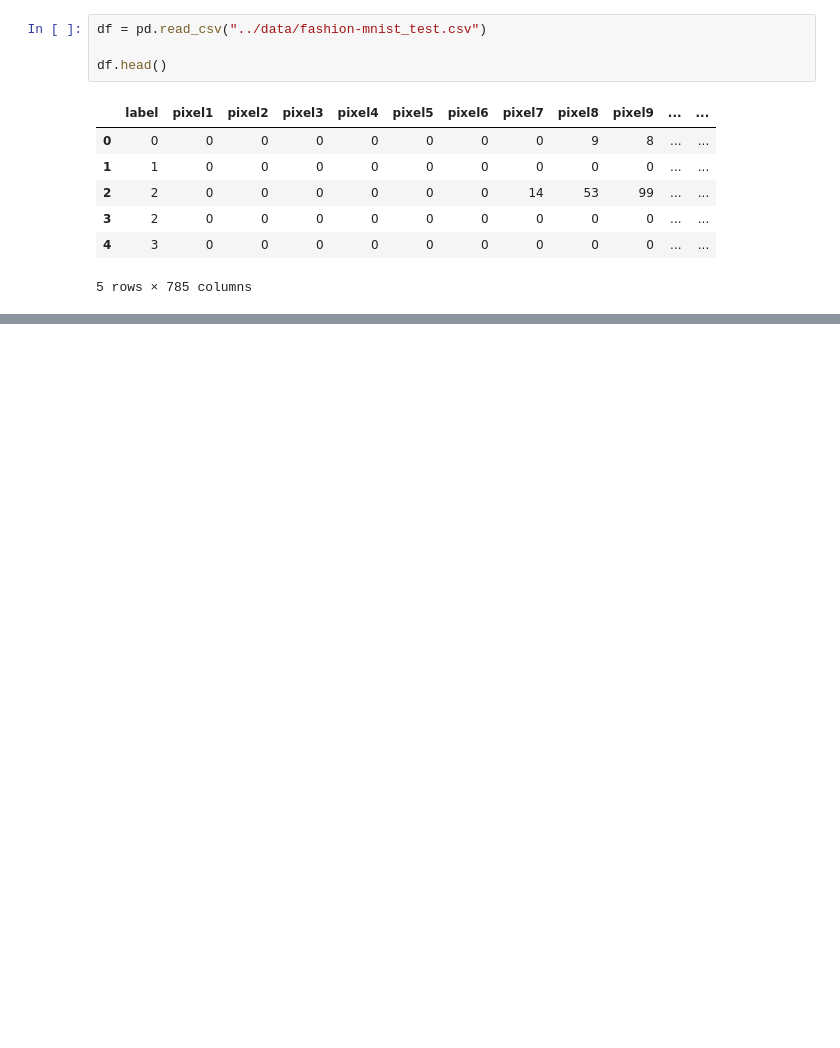
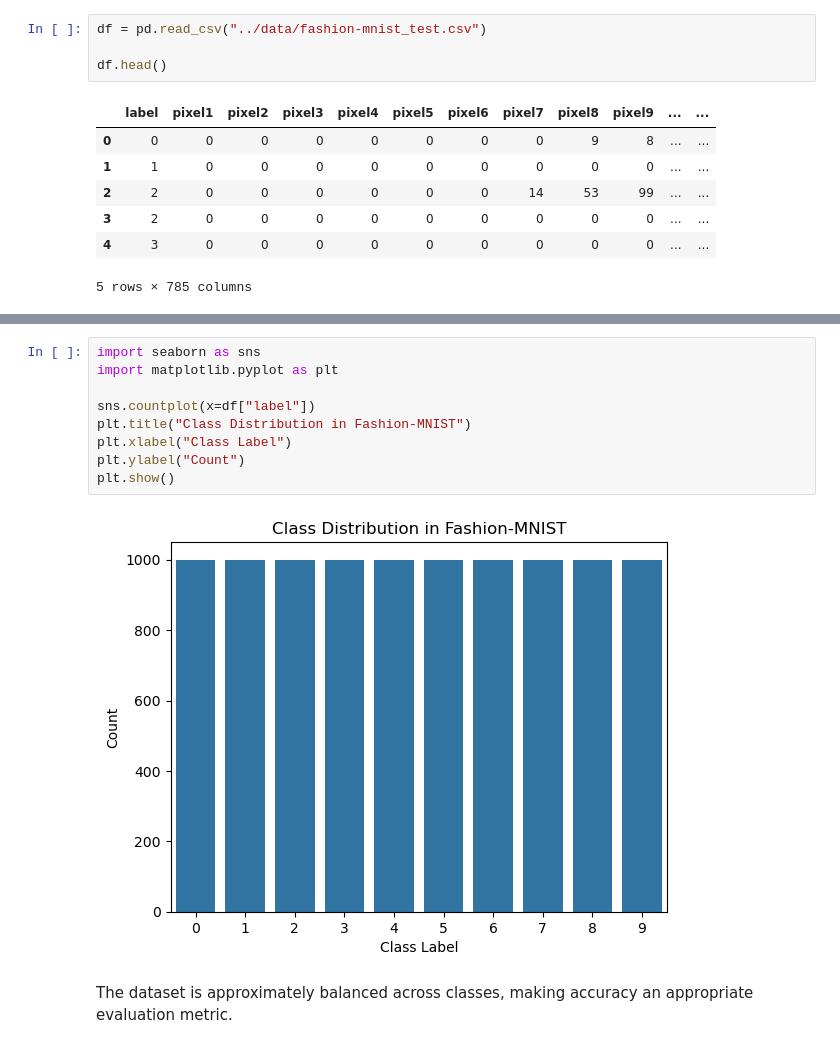
Before and after one commit to up2060795/UP2060795-Coursework-2, a Jupyter notebook: Q1_folder/Q1.ipynb, the cells around one changed output, grey strips where cells are left out. Saved outputs shown, nothing was run; the diff lists cells and outputs as text; blank space fills up the shorter version.

```diff
--- a/Q1_folder/Q1.ipynb
+++ b/Q1_folder/Q1.ipynb
@@ -22,0 +60,14 @@ df.head()
+# %%
+import seaborn as sns
+import matplotlib.pyplot as plt
+
+sns.countplot(x=df["label"])
+plt.title("Class Distribution in Fashion-MNIST")
+plt.xlabel("Class Label")
+plt.ylabel("Count")
+plt.show()
+# %% [output]
+[figure, added]
+# %% [markdown]
+The dataset is approximately balanced across classes,
+making accuracy an appropriate evaluation metric.
```
Also changed, not shown: parts of 17 cells of this notebook, 4 other files.
